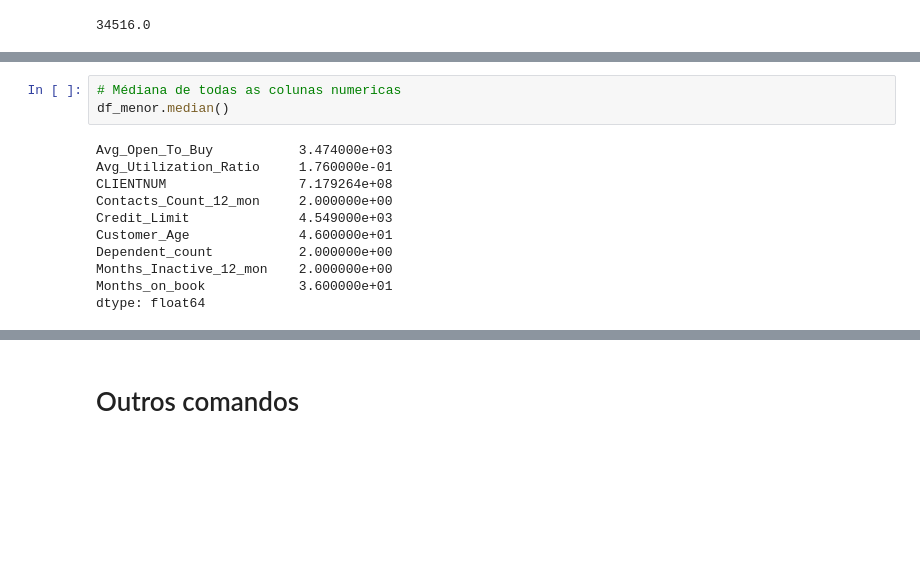
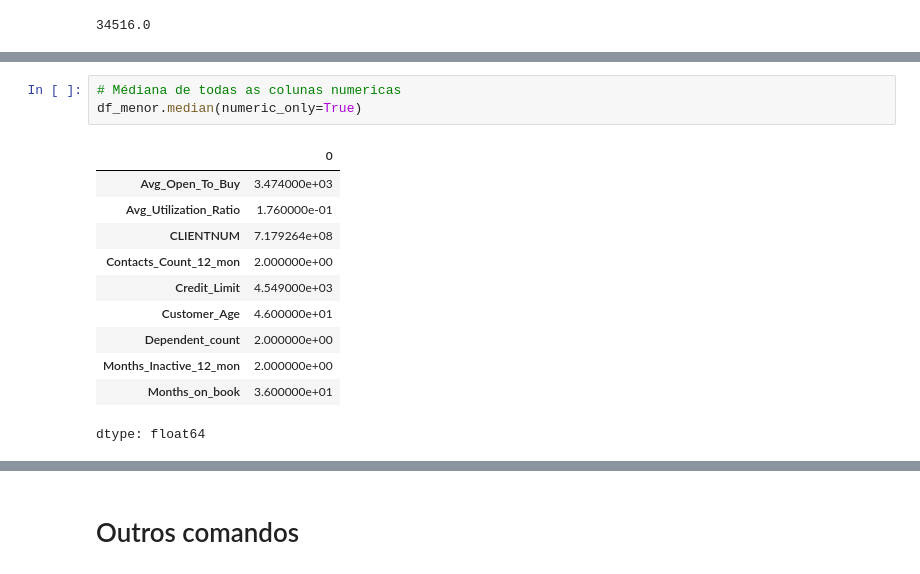
Before and after one commit to izzyasi/Churn-Analise-exploratoria, a Jupyter notebook: Isabelly_Aprendizado_de_Máquina_Churn_Análise_exploratória.ipynb, the cells around one changed output, grey strips where cells are left out. Drawn from its saved outputs; the diff is of its cells as text; blank space fills up the shorter version.

```diff
--- a/Isabelly_Aprendizado_de_Máquina_Churn_Análise_exploratória.ipynb
+++ b/Isabelly_Aprendizado_de_Máquina_Churn_Análise_exploratória.ipynb
@@ -438,16 +456,17 @@ TypeError: Could not convert ['Existing CustomerExisting CustomerExisting Custom
 # %%
 # Médiana de todas as colunas numericas
-df_menor.median()
+df_menor.median(numeric_only=True)
 # %% [output]
+|  | 0 |
+| Avg_Open_To_Buy | 3.474000e+03 |
+| Avg_Utilization_Ratio | 1.760000e-01 |
+| CLIENTNUM | 7.179264e+08 |
+| Contacts_Count_12_mon | 2.000000e+00 |
+| Credit_Limit | 4.549000e+03 |
+| Customer_Age | 4.600000e+01 |
+| Dependent_count | 2.000000e+00 |
+| Months_Inactive_12_mon | 2.000000e+00 |
+| Months_on_book | 3.600000e+01 |
-Avg_Open_To_Buy           3.474000e+03
-Avg_Utilization_Ratio     1.760000e-01
-CLIENTNUM                 7.179264e+08
-Contacts_Count_12_mon     2.000000e+00
-Credit_Limit              4.549000e+03
-Customer_Age              4.600000e+01
-Dependent_count           2.000000e+00
-Months_Inactive_12_mon    2.000000e+00
-Months_on_book            3.600000e+01
 dtype: float64
 # %%
 # Soma de todas as colunas numericas e categóricas
```
Also changed, not shown: parts of 22 cells of this notebook.
